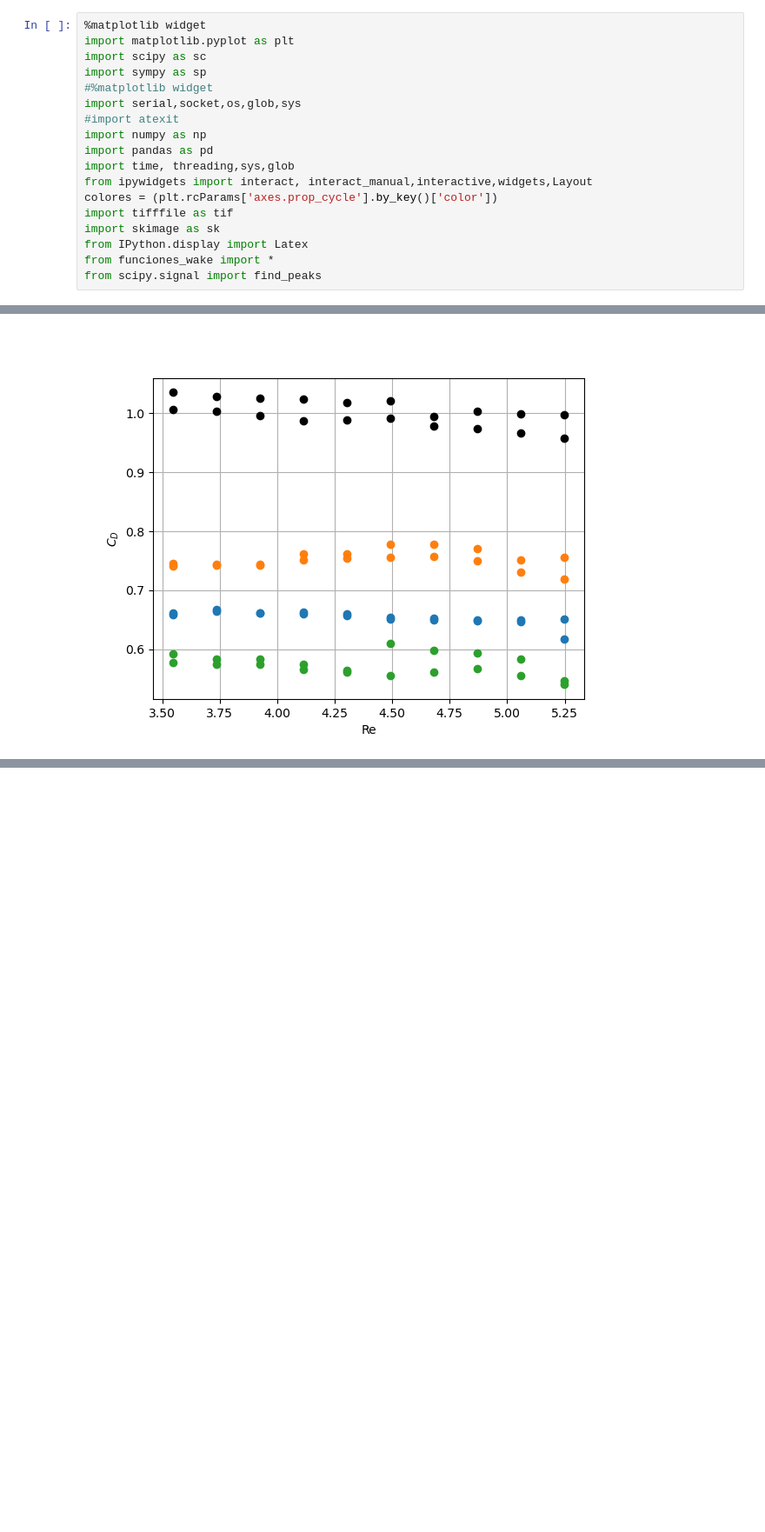
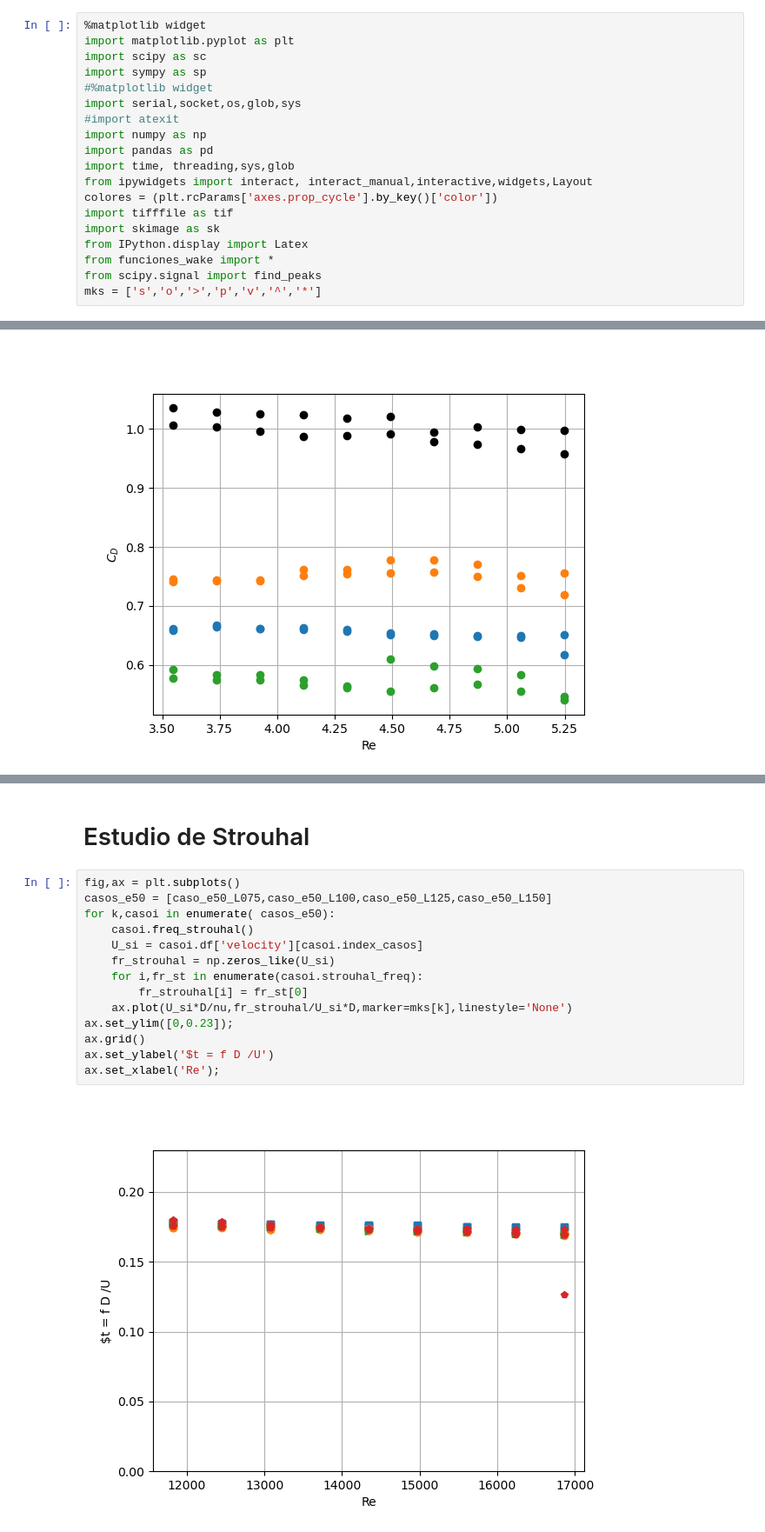
Before and after one commit to juandadamo/2024_flapflexwake, a Jupyter notebook: wake_flex.ipynb, the cells around one changed output, grey strips where cells are left out. Shown at 87% size. Cells and saved outputs as stored; diff of their text form; blank space fills up the shorter version.

```diff
--- a/wake_flex.ipynb
+++ b/wake_flex.ipynb
@@ -16,6 +16,7 @@ import skimage as sk
 from IPython.display import Latex
 from funciones_wake import *
 from scipy.signal import find_peaks
+mks = ['s','o','>','p','v','^','*']
 # %% [markdown]
 <img src="attachment:5e1307c3-c336-4cb5-b938-f1d3751ba772.png" alt="drawing" width="600"/>
 # %%
@@ -277,0 +270,19 @@ ax.plot(U_s_e1000_L150,FD_0/U_s_e1000_L150**2/Sf/rho/0.5,'o')
+# %% [markdown]
+
+# Estudio de Strouhal
+# %%
+fig,ax = plt.subplots()
+casos_e50 = [caso_e50_L075,caso_e50_L100,caso_e50_L125,caso_e50_L150]
+for k,casoi in enumerate( casos_e50):
+    casoi.freq_strouhal()
+    U_si = casoi.df['velocity'][casoi.index_casos]
+    fr_strouhal = np.zeros_like(U_si)
+    for i,fr_st in enumerate(casoi.strouhal_freq):
+        fr_strouhal[i] = fr_st[0]
+    ax.plot(U_si*D/nu,fr_strouhal/U_si*D,marker=mks[k],linestyle='None')
+ax.set_ylim([0,0.23]);
+ax.grid()
+ax.set_ylabel('$t = f D /U')
+ax.set_xlabel('Re');
+# %% [output]
+[figure, added]
```
Also changed, not shown: parts of 5 cells of this notebook, 1 other file.
